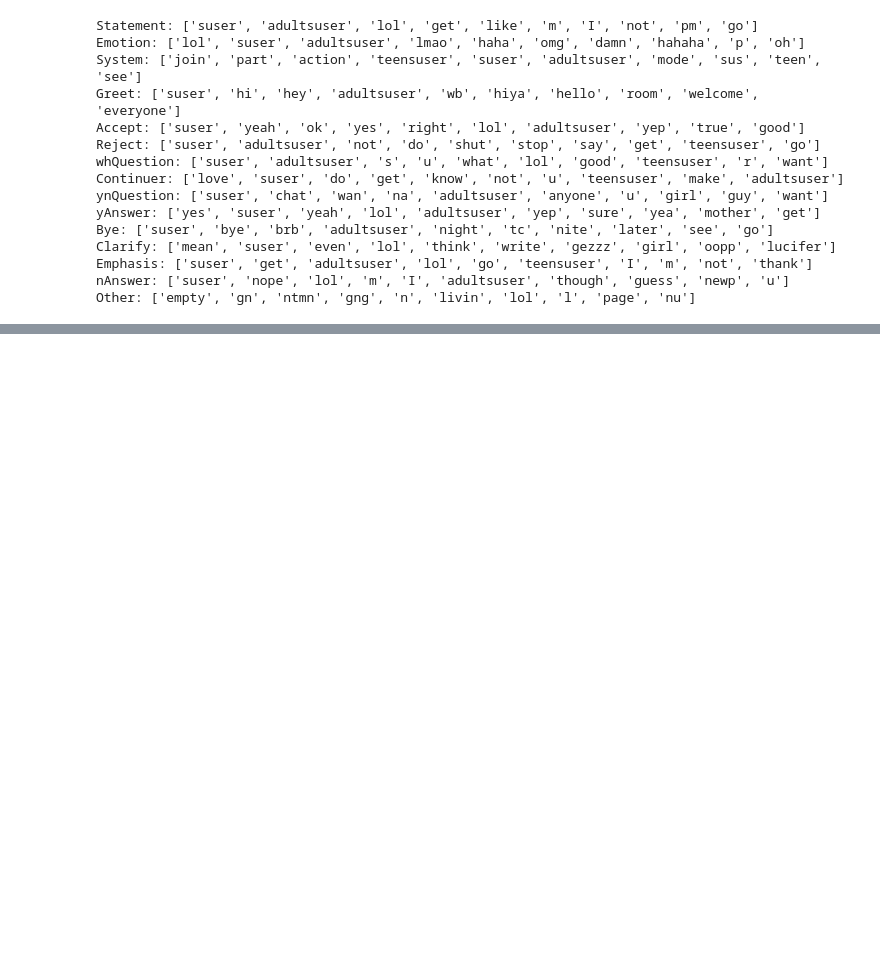
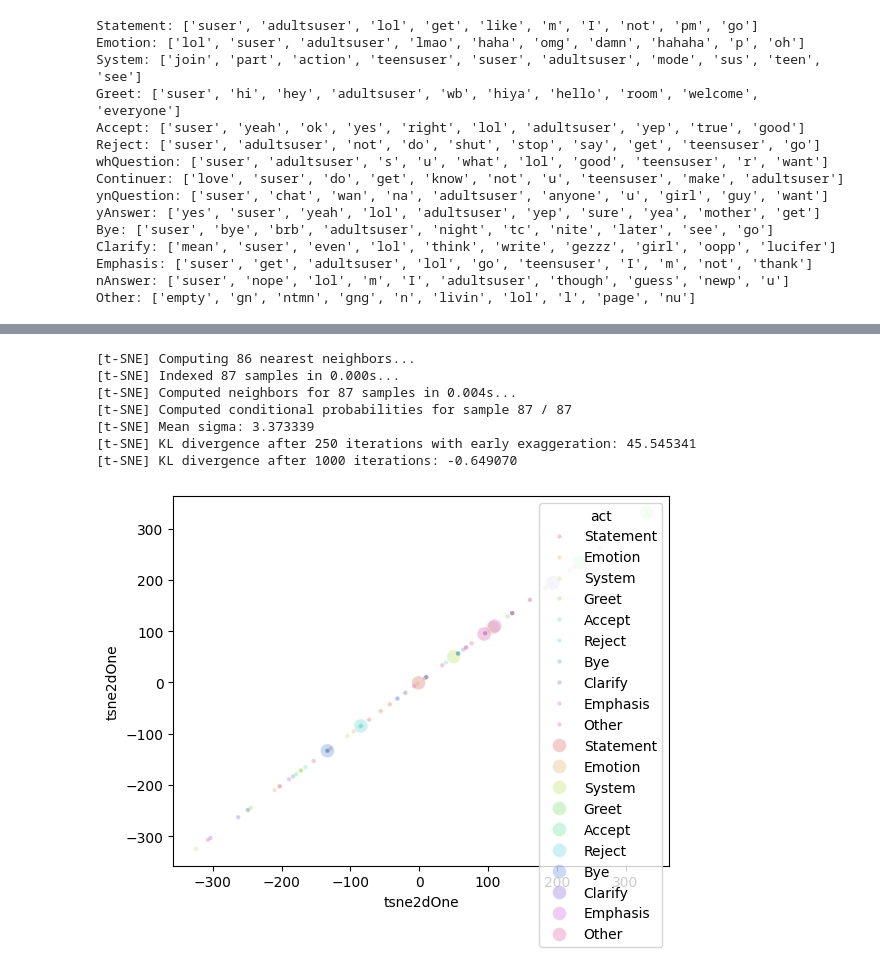
Before and after one commit to NevaEvar/NLP_Final_Project, a Jupyter notebook: Main.ipynb, the cells around one changed output, grey strips where cells are left out. Cells and saved outputs as stored; diff of their text form; code cells hidden in the pictures; blank space fills up the shorter version.

Commit message:
Completed sectino 6. code. Might need some further inspection if results are sound. Also some analysis of it.

```diff
--- a/Main.ipynb
+++ b/Main.ipynb
@@ -53,3 +51,12 @@ importlib.reload(pae)
+# %%
+# bigger model imports
+import sys
+#!{sys.executable} -m spacy download en_core_web_md
+#!{sys.executable} -m spacy download en_core_web_lg
+#!{sys.executable} -m spacy download en_core_web_trf
+nlpm = spacy.load("en_core_web_md")
+#nlpl = spacy.load("en_core_web_lg")
+#nlpt = spacy.load("en_core_web_trf")
 # %%
 # task 0
 # pull in and preprocess the data
@@ -366,7 +373,7 @@ Other: ['empty', 'gn', 'ntmn', 'gng', 'n', 'livin', 'lol', 'l', 'page', 'nu']
 #5.2
 LDAMatches = []
 for act, keyWords in topicWords.items():
-    if act in keyWords:
+    if act.lower() in keyWords:
         print(f'Match in {act} with lda generated keywords.')
         LDAMatches.append(1)
     else:
@@ -380,3 +448,45 @@ Matching percentage with dialogue label and LDA: 0.0%
+# %%
+# task 6.2
+# reduce the dimensionality with t-SNE
+tsne = TSNE(n_components=2, verbose=1, perplexity=40, max_iter = 1000)
+tsneResults = tsne.fit_transform(w2vDf[columns])
+
+w2vDf['tsne2dOne'] = tsneResults[:,0]
+w2vDf['tsne2dTwo'] = tsneResults[:,1]
+
+
+# visualize results for non act once
+sns.scatterplot(
+    x="tsne2dOne", y="tsne2dOne",
+    hue="act",
+    palette=sns.color_palette("hls", 10),
+    data=w2vDf[~w2vDf['isAct']],
+    legend="full",
+    alpha=0.3,
+    s = 10
+)
+
+# for act once
+sns.scatterplot(
+    x="tsne2dOne", y="tsne2dOne",
+    hue="act",
+    palette=sns.color_palette("hls", 10),
+    data=w2vDf[w2vDf['isAct']],
+    legend="full",
+    alpha=0.3,
+    s = 100
+)
+
+plt.show()
+# %% [output]
+[t-SNE] Computing 86 nearest neighbors...
+[t-SNE] Indexed 87 samples in 0.000s...
+[t-SNE] Computed neighbors for 87 samples in 0.004s...
+[t-SNE] Computed conditional probabilities for sample 87 / 87
+[t-SNE] Mean sigma: 3.373339
+[t-SNE] KL divergence after 250 iterations with early exaggeration: 45.545341
+[t-SNE] KL divergence after 1000 iterations: -0.649070
+[figure, added]
 # %%
 #task 7
 # %%
```
Also changed, not shown: parts of 4 cells of this notebook.
